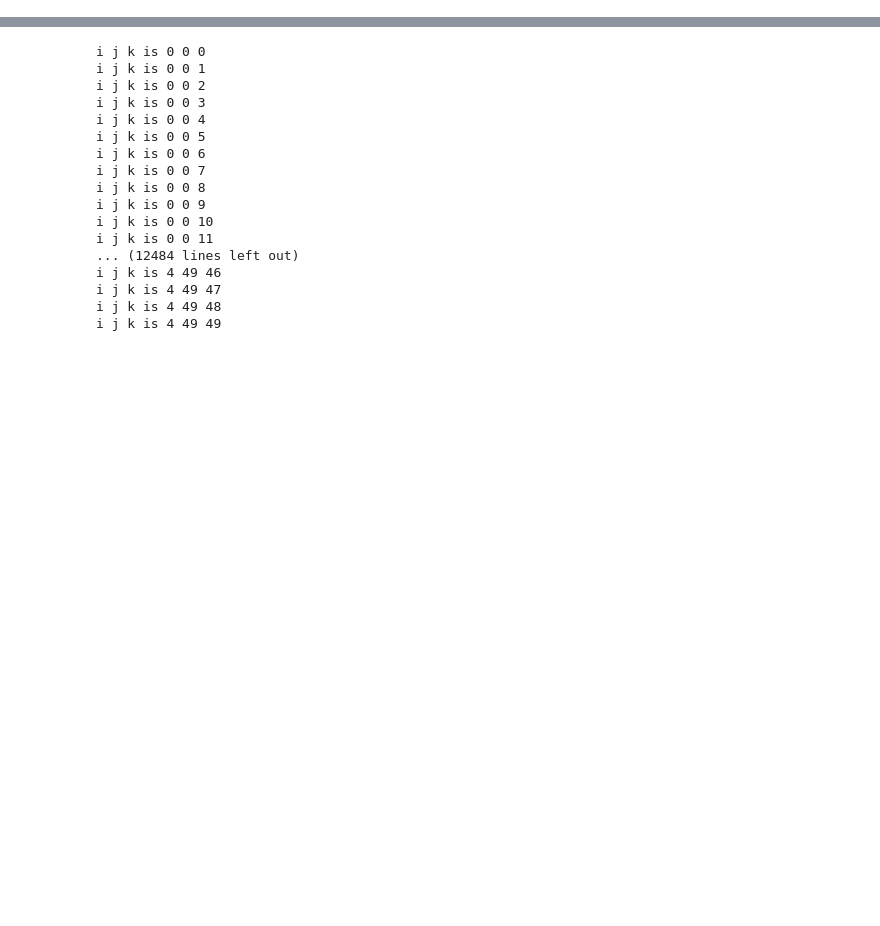
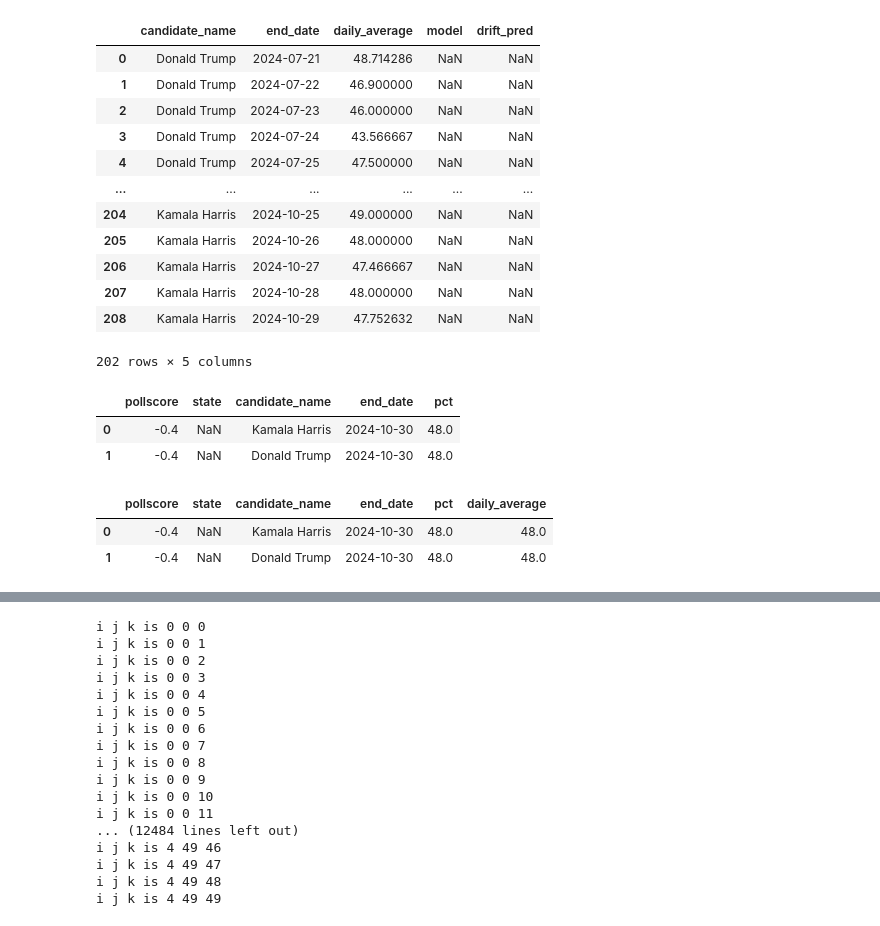
Before and after one commit to wh33les/2024ElectionForecast, a Jupyter notebook: forecast.ipynb, the cells around one changed output, grey strips where cells are left out. Saved outputs shown, nothing was run; the diff lists cells and outputs as text; code cells hidden in the pictures; blank space fills up the shorter version.

```diff
--- a/forecast.ipynb
+++ b/forecast.ipynb
@@ -42,9 +62,24 @@ raw_data = raw_data[raw_data['end_date'] >= new_date]
 # %%
 # Remove the new_date and beyond rows from the old data and clear the model and drift_pred columns
 
 old_cleaned_df = old_cleaned_df.drop(old_cleaned_df[old_cleaned_df['end_date'] >= new_date].index)
 old_cleaned_df['model'] = pd.Series(np.nan, index=range(len(old_cleaned_df)))
 old_cleaned_df['drift_pred'] = pd.Series(np.nan, index=range(len(old_cleaned_df)))
+old_cleaned_df
+# %% [output]
+|  | candidate_name | end_date | daily_average | model | drift_pred |
+| 0 | Donald Trump | 2024-07-21 | 48.714286 | NaN | NaN |
+| 1 | Donald Trump | 2024-07-22 | 46.900000 | NaN | NaN |
+| 2 | Donald Trump | 2024-07-23 | 46.000000 | NaN | NaN |
+| 3 | Donald Trump | 2024-07-24 | 43.566667 | NaN | NaN |
+| 4 | Donald Trump | 2024-07-25 | 47.500000 | NaN | NaN |
+| ... | ... | ... | ... | ... | ... |
+| 204 | Kamala Harris | 2024-10-25 | 49.000000 | NaN | NaN |
+| 205 | Kamala Harris | 2024-10-26 | 48.000000 | NaN | NaN |
+| 206 | Kamala Harris | 2024-10-27 | 47.466667 | NaN | NaN |
+| 207 | Kamala Harris | 2024-10-28 | 48.000000 | NaN | NaN |
+| 208 | Kamala Harris | 2024-10-29 | 47.752632 | NaN | NaN |
+202 rows × 5 columns
 # %%
 # Extract the Trump and Harris rows with just the likely voters, with just the columns I want
 
@@ -65,12 +100,21 @@ df = df.loc[df['state'].isin(swing_states) | df['state'].isnull()]
 # Only use polls with negative pollscore
 
 df = df.loc[df['pollscore'] < 0]
+df
+# %% [output]
+|  | pollscore | state | candidate_name | end_date | pct |
+| 0 | -0.4 | NaN | Kamala Harris | 2024-10-30 | 48.0 |
+| 1 | -0.4 | NaN | Donald Trump | 2024-10-30 | 48.0 |
 # %%
 # Use groupby to get daily averages (unweighted so far)
 
 daily_average = df.groupby(['end_date', 'candidate_name'])['pct'].mean().reset_index(name='daily_average')
 df = pd.merge(df, daily_average)
-# df
+df
+# %% [output]
+|  | pollscore | state | candidate_name | end_date | pct | daily_average |
+| 0 | -0.4 | NaN | Kamala Harris | 2024-10-30 | 48.0 | 48.0 |
+| 1 | -0.4 | NaN | Donald Trump | 2024-10-30 | 48.0 | 48.0 |
 # %%
 # Create a smaller df for the model and merge the old data with the new data
 
```
Also changed, not shown: parts of 5 cells of this notebook, 8 other files.
